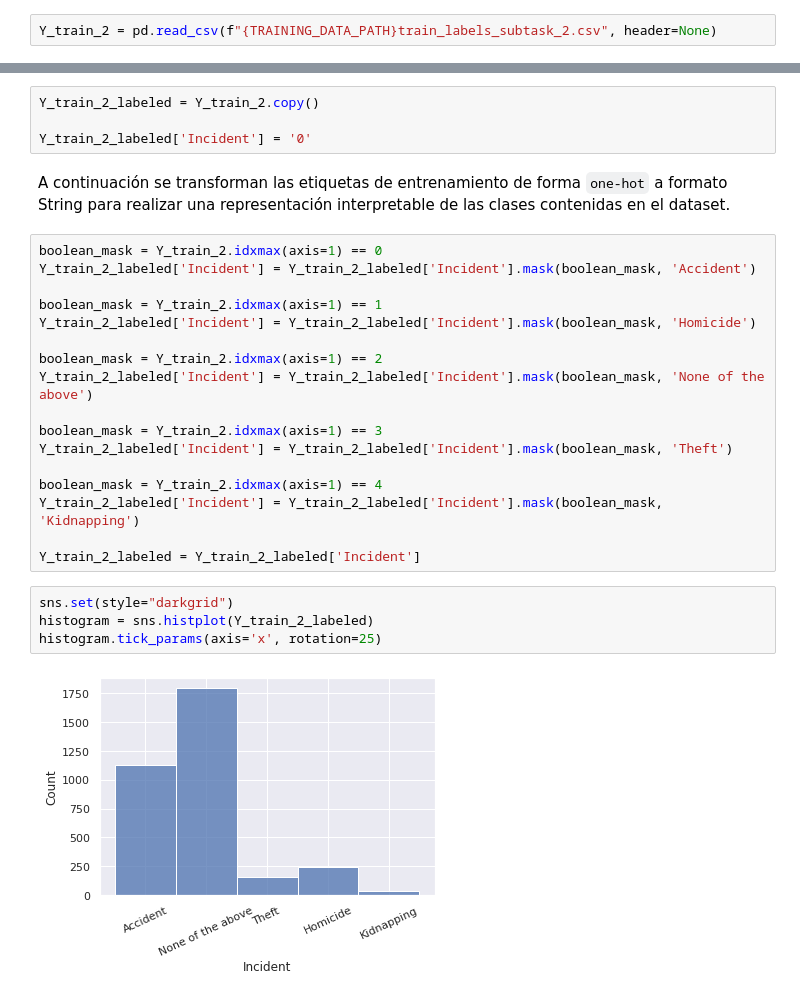
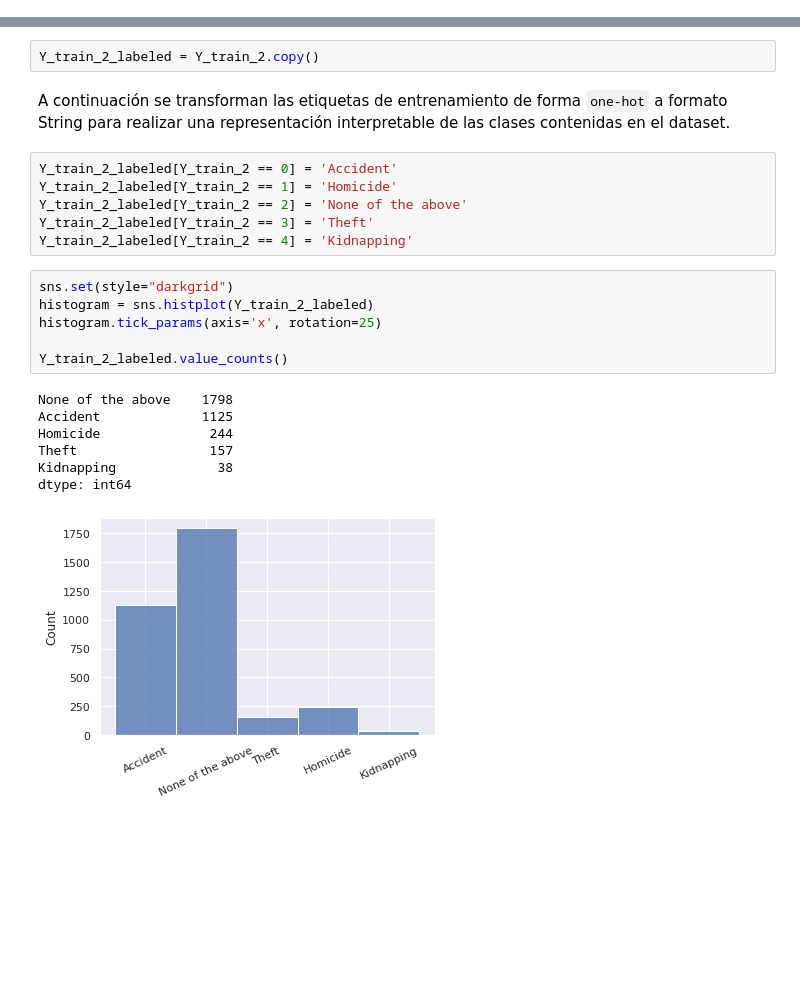
Before and after one commit to luperezsal/DaVincis, a Jupyter notebook: Main2.ipynb, the cells around one changed output, grey strips where cells are left out. Cells and saved outputs as stored; diff of their text form; blank space fills up the shorter version.

```diff
--- a/Main2.ipynb
+++ b/Main2.ipynb
@@ -55,5 +87,3 @@ from IPython.display import display
 text = widgets.Text()
 # %% [markdown]
 ## Subtask 2
-# %%
-Y_train_2 = pd.read_csv(f"{TRAINING_DATA_PATH}train_labels_subtask_2.csv", header=None)
@@ -60,31 +92,26 @@ Y_train_2 = pd.read_csv(f"{TRAINING_DATA_PATH}train_labels_subtask_2.csv", heade
 # %%
 Y_train_2_labeled = Y_train_2.copy()
-
-Y_train_2_labeled['Incident'] = '0'
 # %% [markdown]
 A continuación se transforman las etiquetas de entrenamiento de forma `one-hot` a formato String para realizar una representación interpretable de las clases contenidas en el dataset.
-# %%
-boolean_mask = Y_train_2.idxmax(axis=1) == 0
-Y_train_2_labeled['Incident'] = Y_train_2_labeled['Incident'].mask(boolean_mask, 'Accident')
-
-boolean_mask = Y_train_2.idxmax(axis=1) == 1
-Y_train_2_labeled['Incident'] = Y_train_2_labeled['Incident'].mask(boolean_mask, 'Homicide')
-
-boolean_mask = Y_train_2.idxmax(axis=1) == 2
-Y_train_2_labeled['Incident'] = Y_train_2_labeled['Incident'].mask(boolean_mask, 'None of the above')
-
-boolean_mask = Y_train_2.idxmax(axis=1) == 3
-Y_train_2_labeled['Incident'] = Y_train_2_labeled['Incident'].mask(boolean_mask, 'Theft')
-
-boolean_mask = Y_train_2.idxmax(axis=1) == 4
-Y_train_2_labeled['Incident'] = Y_train_2_labeled['Incident'].mask(boolean_mask, 'Kidnapping')
-
-Y_train_2_labeled = Y_train_2_labeled['Incident']
+# %%
+Y_train_2_labeled[Y_train_2 == 0] = 'Accident'
+Y_train_2_labeled[Y_train_2 == 1] = 'Homicide'
+Y_train_2_labeled[Y_train_2 == 2] = 'None of the above'
+Y_train_2_labeled[Y_train_2 == 3] = 'Theft'
+Y_train_2_labeled[Y_train_2 == 4] = 'Kidnapping'
 # %%
 sns.set(style="darkgrid")
 histogram = sns.histplot(Y_train_2_labeled)
 histogram.tick_params(axis='x', rotation=25)
+
+Y_train_2_labeled.value_counts()
 # %% [output]
+None of the above    1798
+Accident             1125
+Homicide              244
+Theft                 157
+Kidnapping             38
+dtype: int64
-[figure, old version]
+[figure, new version]
 # %%
 sample_index = Y_train_2_labeled[Y_train_2_labeled == 'Accident'].index[15]
```
Also changed, not shown: parts of 42 cells of this notebook.
